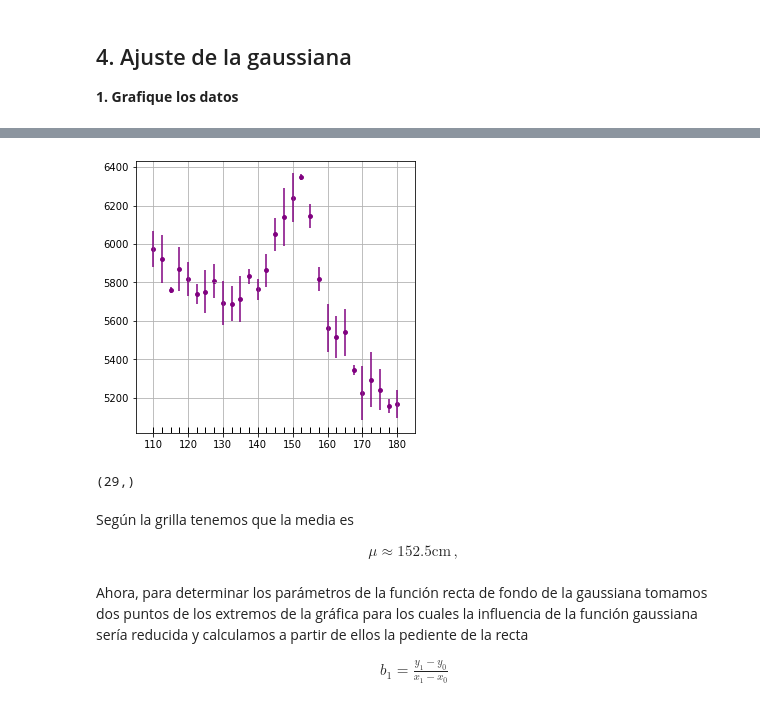
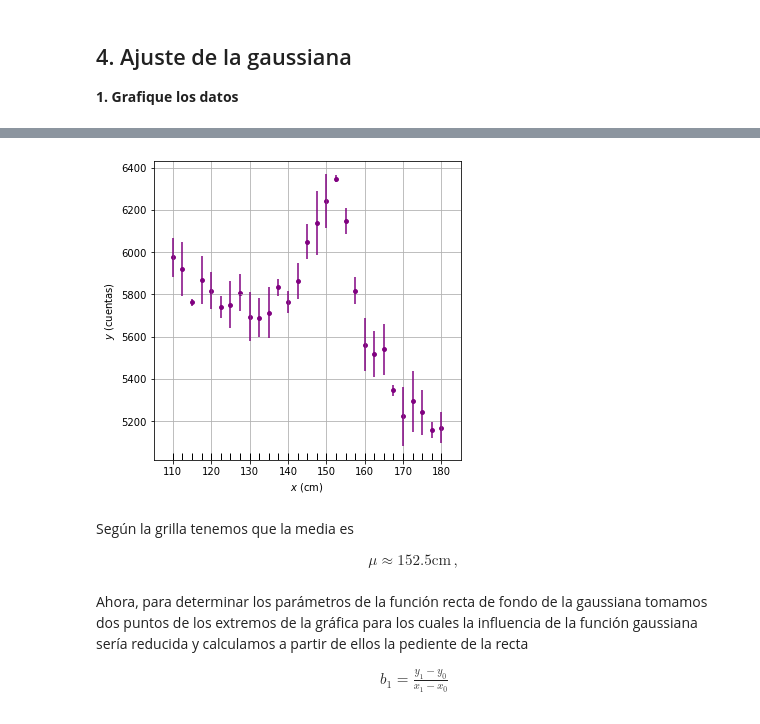
Before and after one commit to dangarciahe/ProblemasExperimental, a Jupyter notebook: Punto4.ipynb, the cells around one changed output, grey strips where cells are left out. Saved outputs shown, nothing was run; the diff lists cells and outputs as text; code cells hidden in the pictures.

```diff
--- a/Punto4.ipynb
+++ b/Punto4.ipynb
@@ -17,20 +36,22 @@ dy = df.iloc[:,2].to_numpy()
 # %%
 from matplotlib.collections import EventCollection
 
-fig, ax = plt.subplots(figsize = (5,5))
+fig, ax = plt.subplots(figsize = (5.5,5.5))
 ax.scatter(x, y, s = 15, color = "purple")
 ax.errorbar(x, y, yerr = dy, fmt = "none", color = "purple")
 ax.set_xticks(np.arange(100, 200, 10))
 ax.set_xlim((105, 185))
+ax.set_ylabel(r"$y$ (cuentas)")
+ax.set_xlabel(r"$x$ (cm)")
 
 xevents = EventCollection(x, color = "k", linelength = int(10100), linewidth = 1)
 ax.add_collection(xevents)
 ax.grid(True, axis = "both")
+fig.savefig("datos_brutos_xy.png")
 
 plt.show()
 # %% [output]
-[figure, old version]
+[figure, new version]
-(29,)
 # %% [markdown]
 Según la grilla tenemos que la media es
 
```
Also changed, not shown: parts of 9 cells of this notebook, 9 other files.
